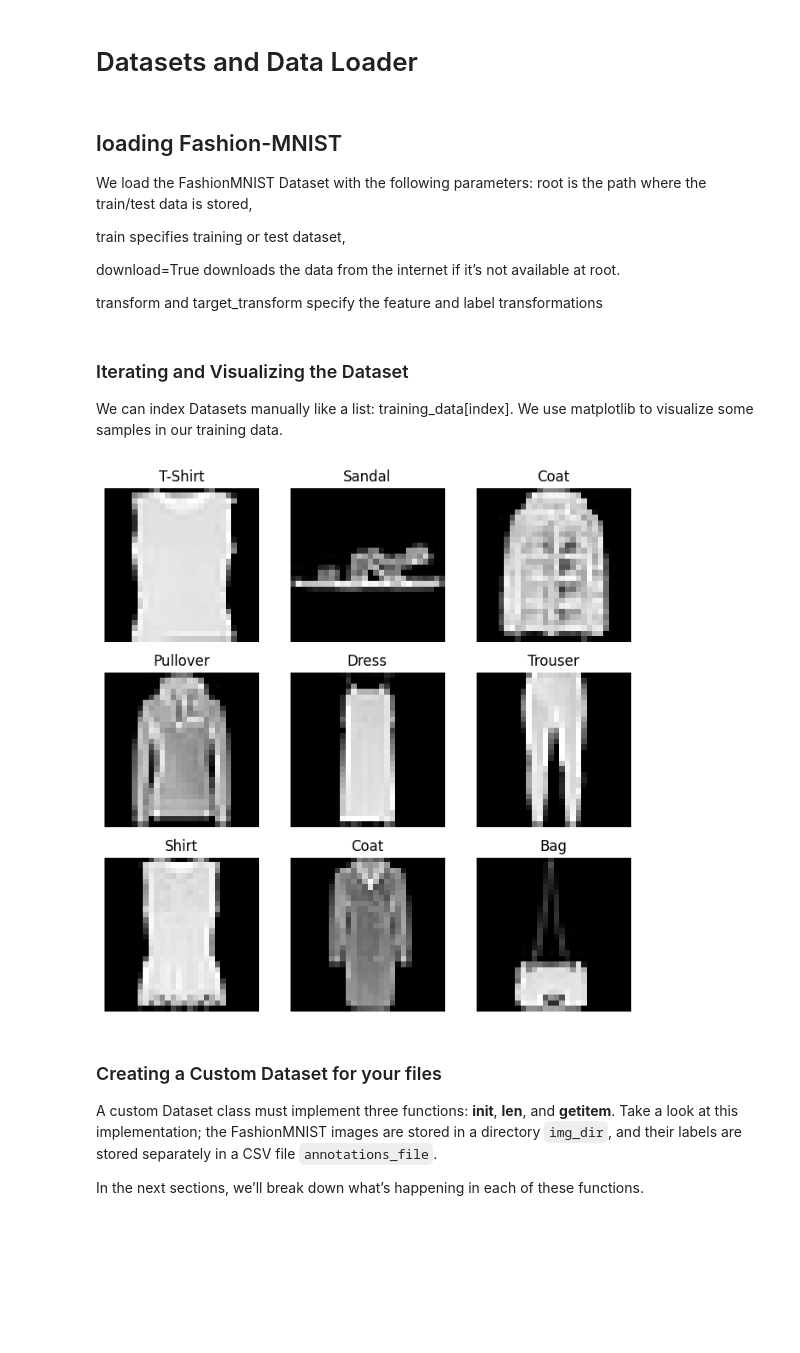
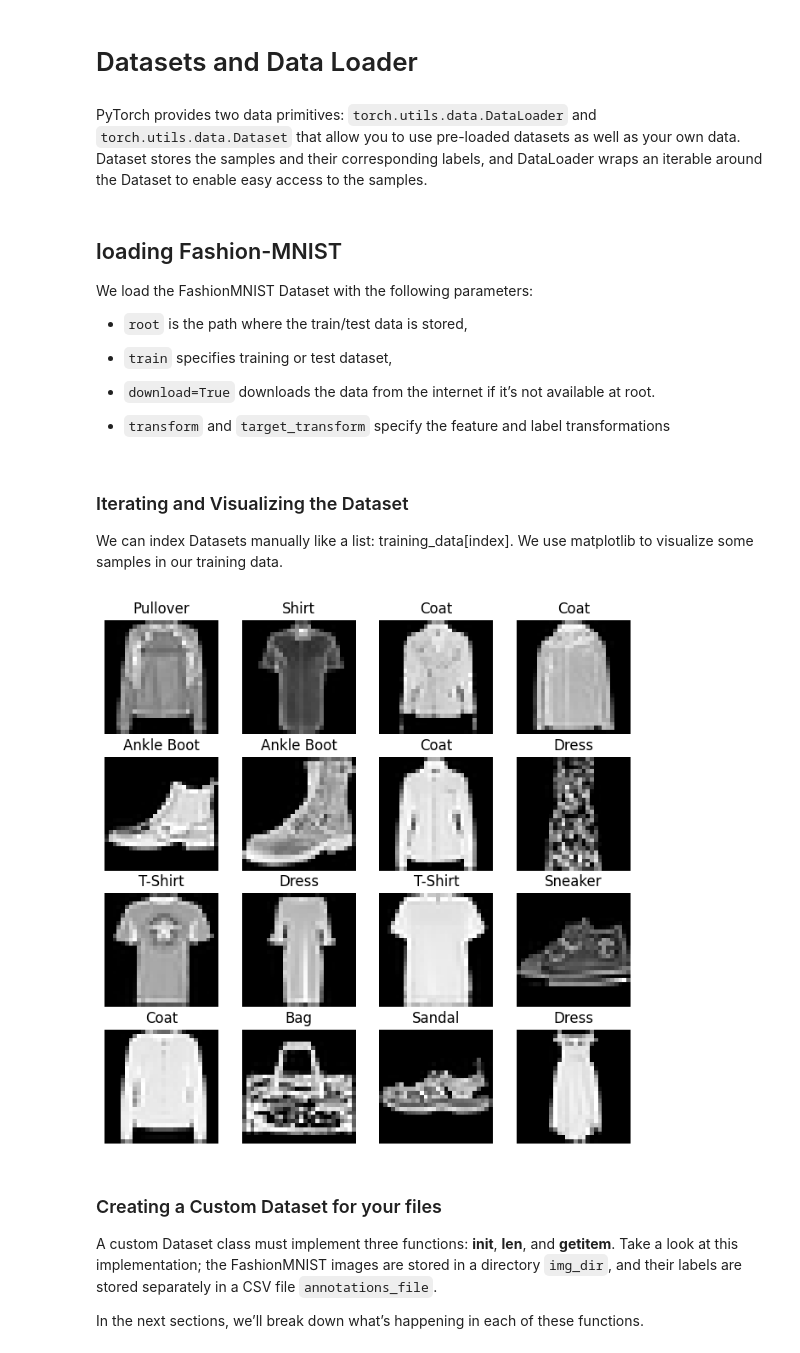
Before and after one commit to barada02/DL_With_Pytorch, a Jupyter notebook: 02_Datasets_001.ipynb, the cells around one changed output. Saved outputs shown, nothing was run; the diff lists cells and outputs as text; code cells hidden in the pictures; blank space fills up the shorter version.

````diff
--- a/02_Datasets_001.ipynb
+++ b/02_Datasets_001.ipynb
@@ -54,5 +54,7 @@ To https://github.com/barada02/DL_With_Pytorch.git
 # %% [markdown]
 # Datasets and Data Loader
+# %% [markdown]
+PyTorch provides two data primitives: ```torch.utils.data.DataLoader``` and ```torch.utils.data.Dataset``` that allow you to use pre-loaded datasets as well as your own data. Dataset stores the samples and their corresponding labels, and DataLoader wraps an iterable around the Dataset to enable easy access to the samples.
 # %%
 import torch
 from torch.utils.data import Dataset
@@ -63,13 +65,13 @@ import matplotlib.pyplot as plt
 ## loading Fashion-MNIST
 
 We load the FashionMNIST Dataset with the following parameters:
-root is the path where the train/test data is stored,
+* ```root``` is the path where the train/test data is stored,
 
-train specifies training or test dataset,
+* ```train``` specifies training or test dataset,
 
-download=True downloads the data from the internet if it’s not available at root.
+* ```download=True``` downloads the data from the internet if it’s not available at root.
 
-transform and target_transform specify the feature and label transformations
+* ```transform``` and ```target_transform``` specify the feature and label transformations
 # %%
 training_data = datasets.FashionMNIST(
     root="data",
@@ -90,28 +92,28 @@ We can index Datasets manually like a list: training_data[index]. We use matplot
 # %%
 labels_map = {
     0: "T-Shirt",
     1: "Trouser",
     2: "Pullover",
     3: "Dress",
     4: "Coat",
     5: "Sandal",
     6: "Shirt",
     7: "Sneaker",
     8: "Bag",
     9: "Ankle Boot",
 }
 figure = plt.figure(figsize=(8, 8))
-cols, rows = 3, 3
+cols, rows = 4, 4
 for i in range(1, cols * rows + 1):
     sample_idx = torch.randint(len(training_data), size=(1,)).item()
     img, label = training_data[sample_idx]
     figure.add_subplot(rows, cols, i)
     plt.title(labels_map[label])
     plt.axis("off")
     plt.imshow(img.squeeze(), cmap="gray")
 plt.show()
 # %% [output]
-[figure, old version]
+[figure, new version]
 # %% [markdown]
 ### Creating a Custom Dataset for your files
 A custom Dataset class must implement three functions: __init__, __len__, and __getitem__. Take a look at this implementation; the FashionMNIST images are stored in a directory ```img_dir```, and their labels are stored separately in a CSV file ```annotations_file```.
````
Also changed, not shown: parts of 3 cells of this notebook.
